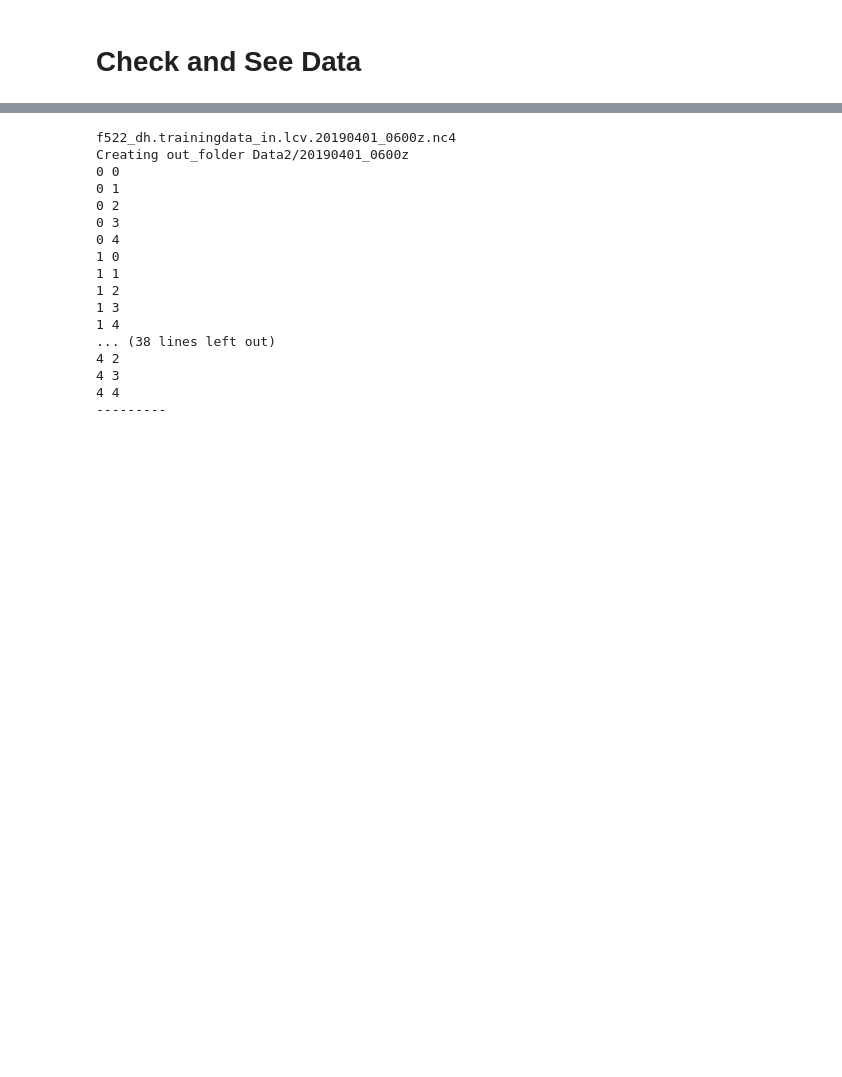
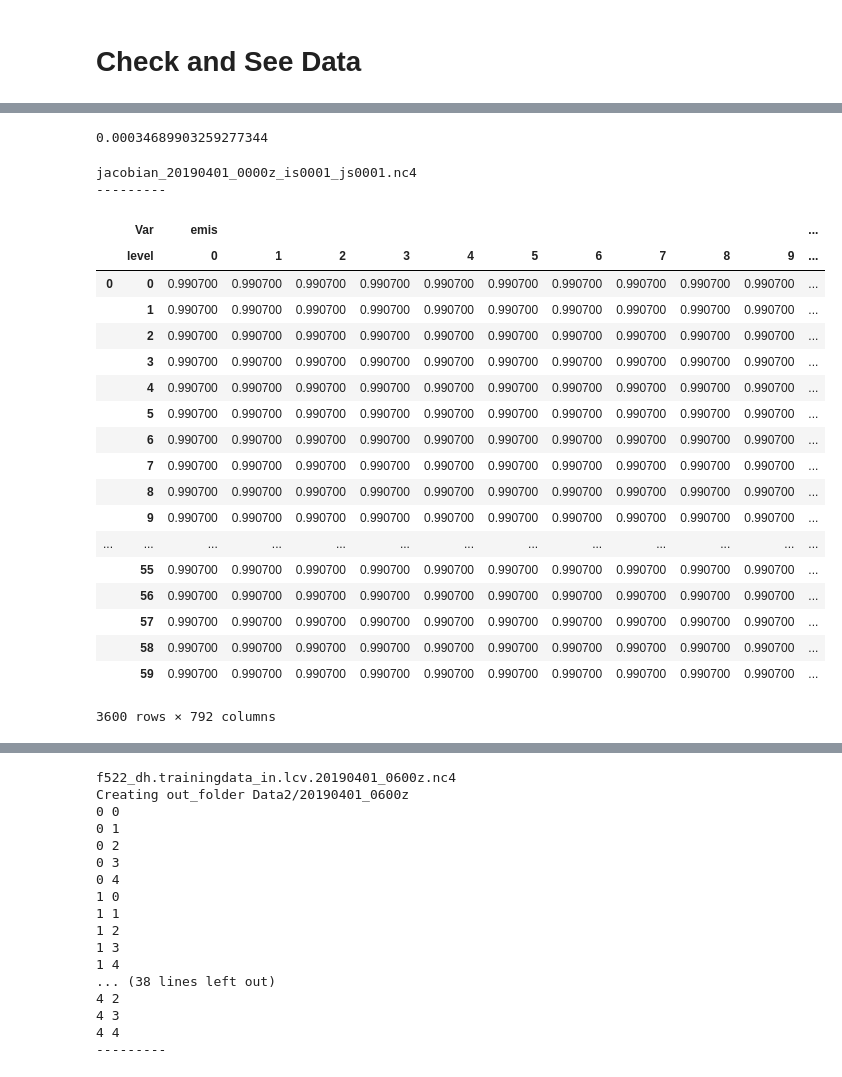
Before and after one commit to VIsh76/FLX_NN_emulation, a Jupyter notebook: DataChecking.ipynb, the cells around one changed output, grey strips where cells are left out. Drawn from its saved outputs; the diff is of its cells as text; code cells hidden in the pictures; blank space fills up the shorter version.

```diff
--- a/DataChecking.ipynb
+++ b/DataChecking.ipynb
@@ -91,0 +227,17 @@ Creating out_folder /media/victor/Elements/MVA/Stage/Data2/20190401_0000z
+# %%
+t = time.time()
+for i in range(15000):
+    pass
+print(time.time()-t)
+# %% [output]
+0.00034689903259277344
+# %%
+from net_to_panda import Convert_all_from, Convert_all_jac_from
+import os
+
+in_path = 'DataJac/JacTest'
+o_path = 'DataJac/JacTest/Output'
+Convert_all_jac_from(in_path, o_path)
+# %% [output]
+jacobian_20190401_0000z_is0001_js0001.nc4
+---------
@@ -91,0 +254,22 @@ Creating out_folder /media/victor/Elements/MVA/Stage/Data2/20190401_0000z
+# %%
+pd.read_hdf('DataJac/AllOutputs/20190401_0000z/f522_dh.trainingdata_in.lcv.20190401_0000z_is0001_js0001.nc4.hdf5')
+# %% [output]
+|  | Var | emis |  |  |  |  |  |  |  |  |  | ... |
+|  | level | 0 | 1 | 2 | 3 | 4 | 5 | 6 | 7 | 8 | 9 | ... |
+| 0 | 0 | 0.990700 | 0.990700 | 0.990700 | 0.990700 | 0.990700 | 0.990700 | 0.990700 | 0.990700 | 0.990700 | 0.990700 | ... |
+|  | 1 | 0.990700 | 0.990700 | 0.990700 | 0.990700 | 0.990700 | 0.990700 | 0.990700 | 0.990700 | 0.990700 | 0.990700 | ... |
+|  | 2 | 0.990700 | 0.990700 | 0.990700 | 0.990700 | 0.990700 | 0.990700 | 0.990700 | 0.990700 | 0.990700 | 0.990700 | ... |
+|  | 3 | 0.990700 | 0.990700 | 0.990700 | 0.990700 | 0.990700 | 0.990700 | 0.990700 | 0.990700 | 0.990700 | 0.990700 | ... |
+|  | 4 | 0.990700 | 0.990700 | 0.990700 | 0.990700 | 0.990700 | 0.990700 | 0.990700 | 0.990700 | 0.990700 | 0.990700 | ... |
+|  | 5 | 0.990700 | 0.990700 | 0.990700 | 0.990700 | 0.990700 | 0.990700 | 0.990700 | 0.990700 | 0.990700 | 0.990700 | ... |
+|  | 6 | 0.990700 | 0.990700 | 0.990700 | 0.990700 | 0.990700 | 0.990700 | 0.990700 | 0.990700 | 0.990700 | 0.990700 | ... |
+|  | 7 | 0.990700 | 0.990700 | 0.990700 | 0.990700 | 0.990700 | 0.990700 | 0.990700 | 0.990700 | 0.990700 | 0.990700 | ... |
+|  | 8 | 0.990700 | 0.990700 | 0.990700 | 0.990700 | 0.990700 | 0.990700 | 0.990700 | 0.990700 | 0.990700 | 0.990700 | ... |
+|  | 9 | 0.990700 | 0.990700 | 0.990700 | 0.990700 | 0.990700 | 0.990700 | 0.990700 | 0.990700 | 0.990700 | 0.990700 | ... |
+| ... | ... | ... | ... | ... | ... | ... | ... | ... | ... | ... | ... | ... |
+|  | 55 | 0.990700 | 0.990700 | 0.990700 | 0.990700 | 0.990700 | 0.990700 | 0.990700 | 0.990700 | 0.990700 | 0.990700 | ... |
+|  | 56 | 0.990700 | 0.990700 | 0.990700 | 0.990700 | 0.990700 | 0.990700 | 0.990700 | 0.990700 | 0.990700 | 0.990700 | ... |
+|  | 57 | 0.990700 | 0.990700 | 0.990700 | 0.990700 | 0.990700 | 0.990700 | 0.990700 | 0.990700 | 0.990700 | 0.990700 | ... |
+|  | 58 | 0.990700 | 0.990700 | 0.990700 | 0.990700 | 0.990700 | 0.990700 | 0.990700 | 0.990700 | 0.990700 | 0.990700 | ... |
+|  | 59 | 0.990700 | 0.990700 | 0.990700 | 0.990700 | 0.990700 | 0.990700 | 0.990700 | 0.990700 | 0.990700 | 0.990700 | ... |
+3600 rows × 792 columns
```
Also changed, not shown: parts of 25 cells of this notebook, 8 other files.
